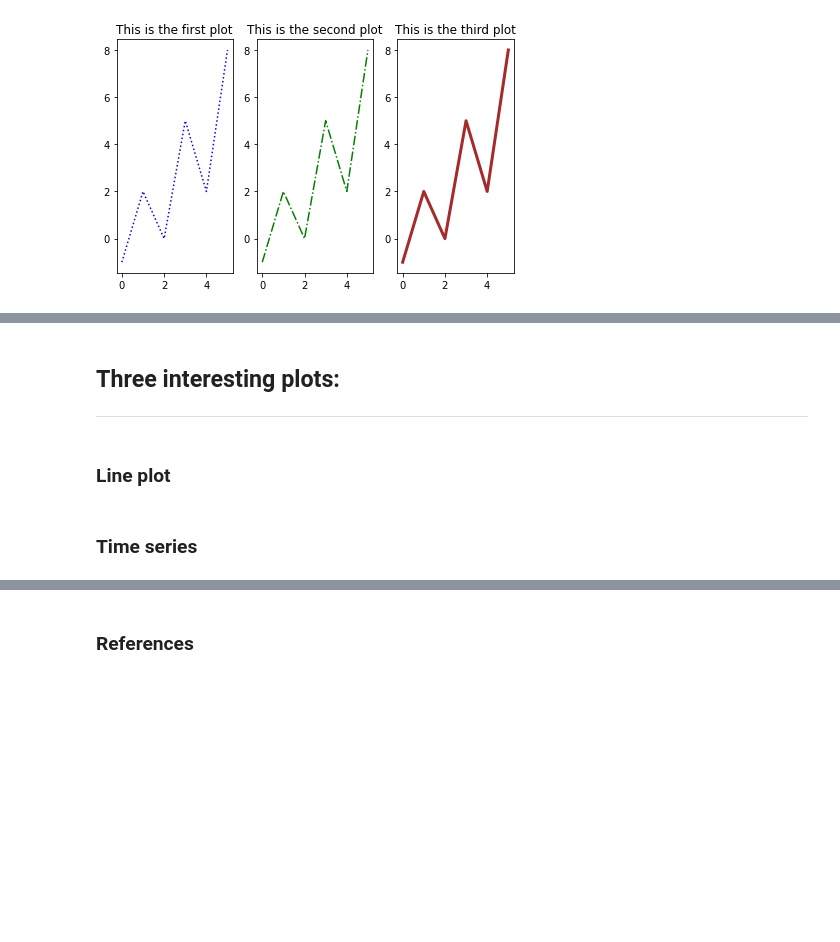
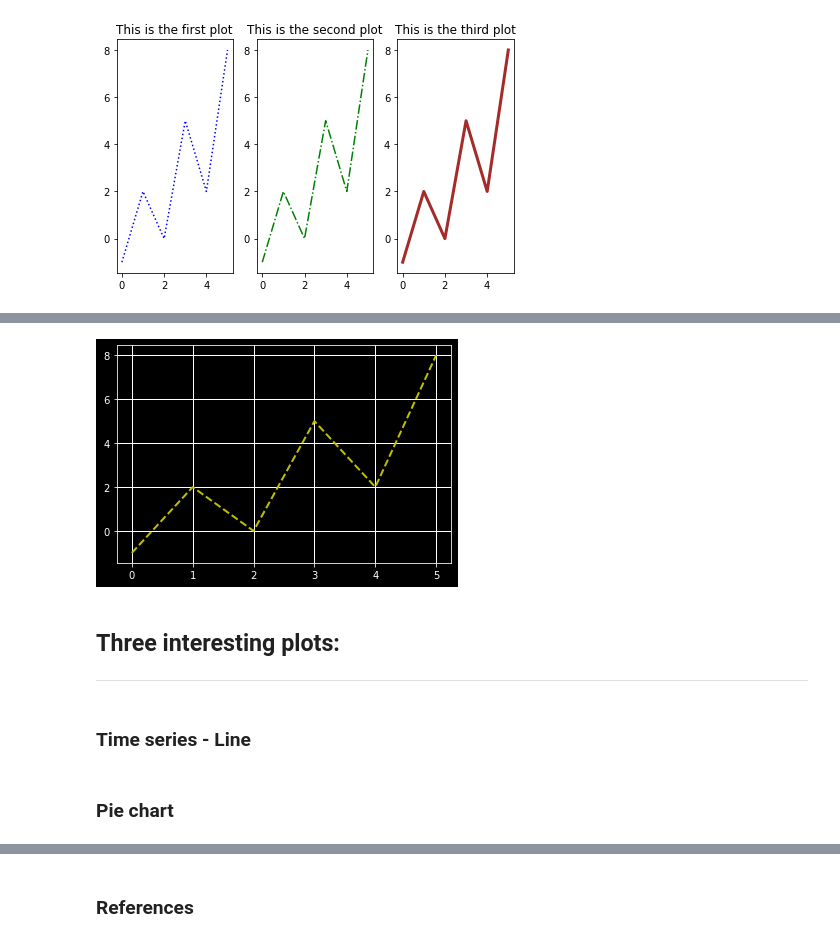
Before and after one commit to Mantvydas-data/FundamentalsofDataAnalysis, a Jupyter notebook: pyplot.ipynb, the cells around one changed output, grey strips where cells are left out. Cells and saved outputs as stored; diff of their text form; code cells hidden in the pictures; blank space fills up the shorter version.

```diff
--- a/pyplot.ipynb
+++ b/pyplot.ipynb
@@ -270,5 +296,17 @@ plt.show()
+# %%
+# Specifying y values
+y = np.array([-1,2,0,5,2,8])
+# Setting plot style to dark background
+plt.style.use('dark_background')
+
+# Changing line style using 'linestyle=' or 'ls=' parameter
+# Blue dotted line
+plt.plot(y, color ='y', ls='--')
+plt.show()
+# %% [output]
+[figure, added]
 # %% [markdown]
 ## Three interesting plots:
 ---
 # %% [markdown]
-### Line plot
+### Time series - Line
@@ -275,2 +317,2 @@ plt.show()
 # %% [markdown]
-### Time series
+### Pie chart
```
Also changed, not shown: parts of 18 cells of this notebook.
